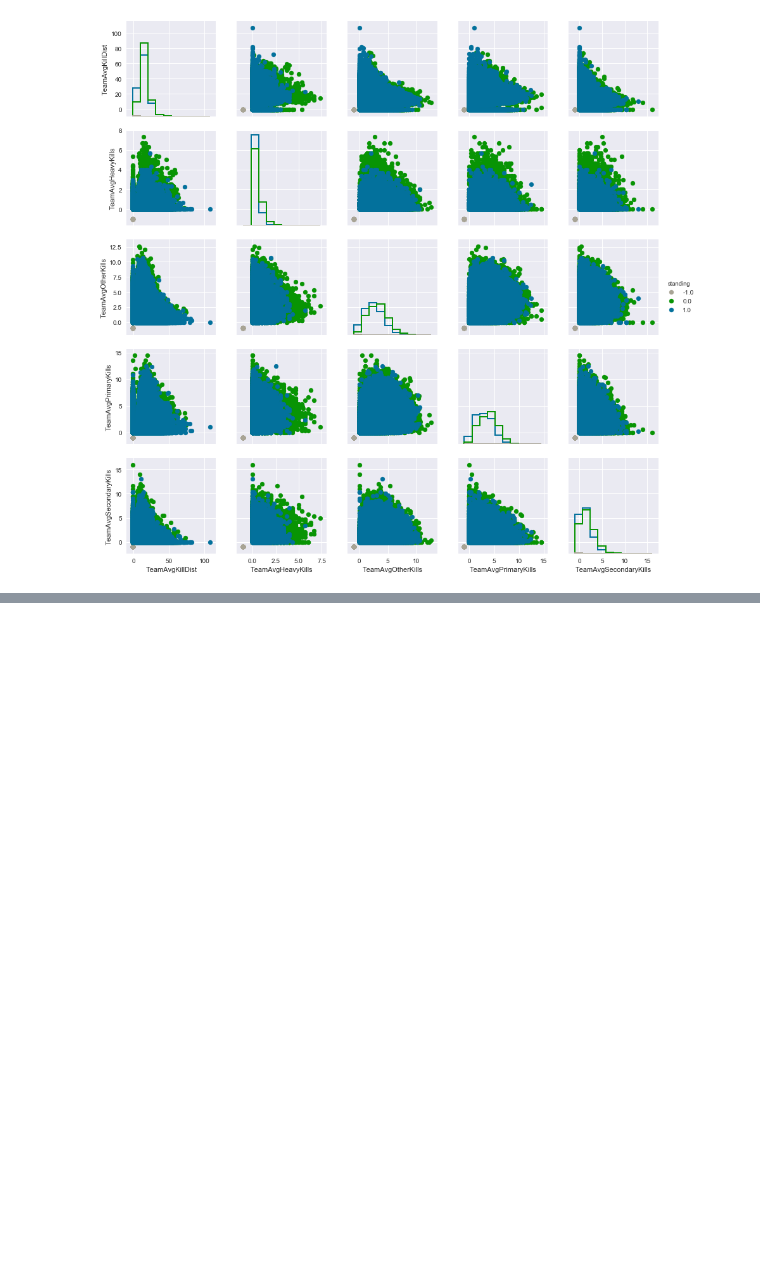
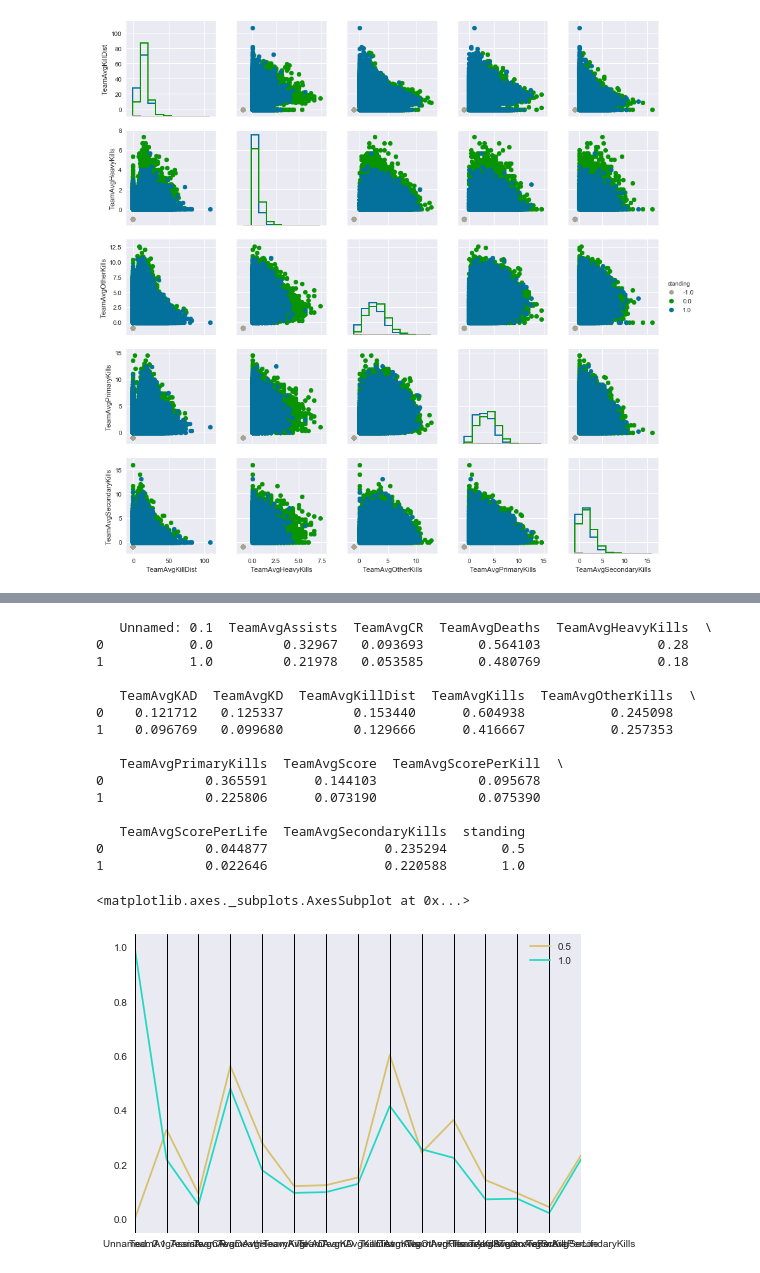
Before and after one commit to aadharna/Destiny, a Jupyter notebook: Avg_Team_Vis.ipynb, the cells around one changed output, grey strips where cells are left out. Cells and saved outputs as stored; diff of their text form; code cells hidden in the pictures; blank space fills up the shorter version.

```diff
--- a/Avg_Team_Vis.ipynb
+++ b/Avg_Team_Vis.ipynb
@@ -85,0 +158,24 @@ g1
+# %%
+team_test = normalize(df)
+team_test = team_test[:2]
+print(team_test)
+
+parallel_coordinates(team_test, "standing")
+# %% [output]
+   Unnamed: 0.1  TeamAvgAssists  TeamAvgCR  TeamAvgDeaths  TeamAvgHeavyKills  \
+0           0.0         0.32967   0.093693       0.564103               0.28
+1           1.0         0.21978   0.053585       0.480769               0.18
+
+   TeamAvgKAD  TeamAvgKD  TeamAvgKillDist  TeamAvgKills  TeamAvgOtherKills  \
+0    0.121712   0.125337         0.153440      0.604938           0.245098
+1    0.096769   0.099680         0.129666      0.416667           0.257353
+
+   TeamAvgPrimaryKills  TeamAvgScore  TeamAvgScorePerKill  \
+0             0.365591      0.144103             0.095678
+1             0.225806      0.073190             0.075390
+
+   TeamAvgScorePerLife  TeamAvgSecondaryKills  standing
+0             0.044877               0.235294       0.5
+1             0.022646               0.220588       1.0
+<matplotlib.axes._subplots.AxesSubplot at 0x...>
+[figure, added]
```
Also changed, not shown: parts of 7 cells of this notebook.
